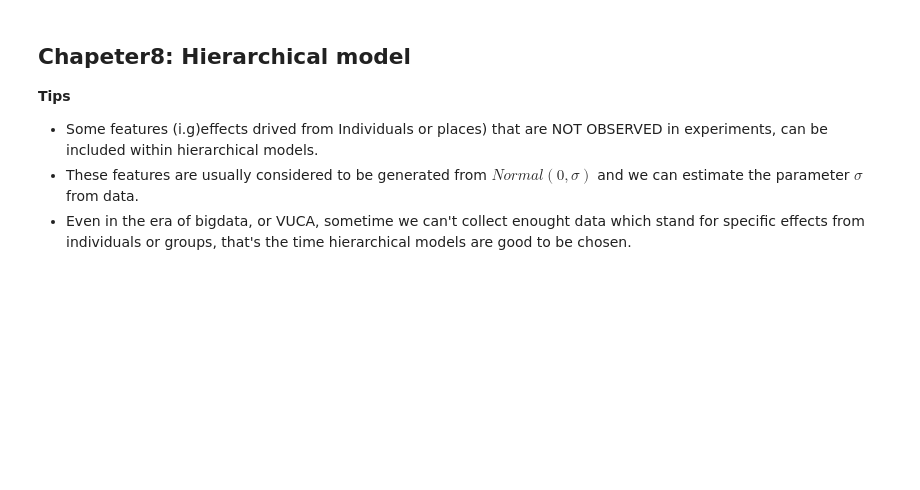
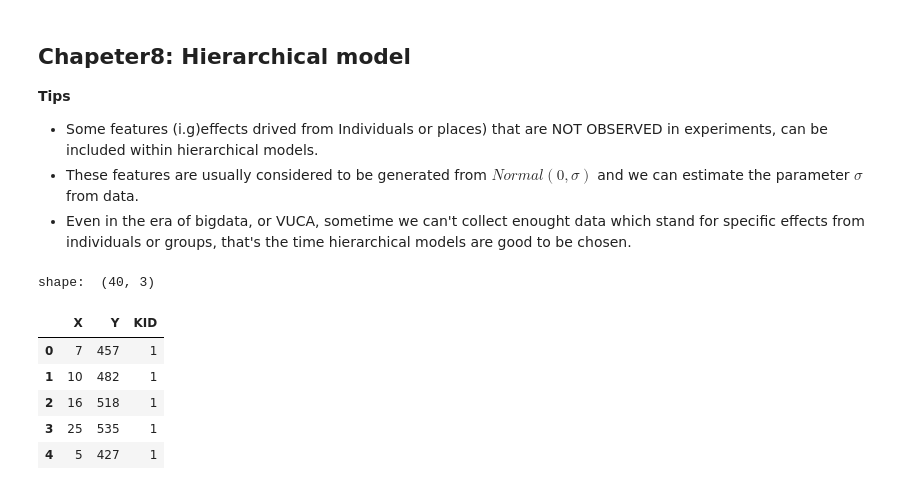
Before and after one commit to CobaMasa/RStan2PyStan, a Jupyter notebook: chapter8.ipynb, the cells around one changed output. Cells and saved outputs as stored; diff of their text form; code cells hidden in the pictures; blank space fills up the shorter version.

```diff
--- a/chapter8.ipynb
+++ b/chapter8.ipynb
@@ -16,0 +18,14 @@ import pystan
+# %%
+# load data
+path = 'drive/My Drive/Colab/RStanBook/chap08/input'
+salary2 = pd.read_csv(os.path.join(path, 'data-salary-2.txt'))
+print('shape: ', salary2.shape) # and with no nulls (maybe)
+salary2.head()
+# %% [output]
+shape:  (40, 3)
+|  | X | Y | KID |
+| 0 | 7 | 457 | 1 |
+| 1 | 10 | 482 | 1 |
+| 2 | 16 | 518 | 1 |
+| 3 | 25 | 535 | 1 |
+| 4 | 5 | 427 | 1 |
```
Also changed, not shown: parts of 11 cells of this notebook.
